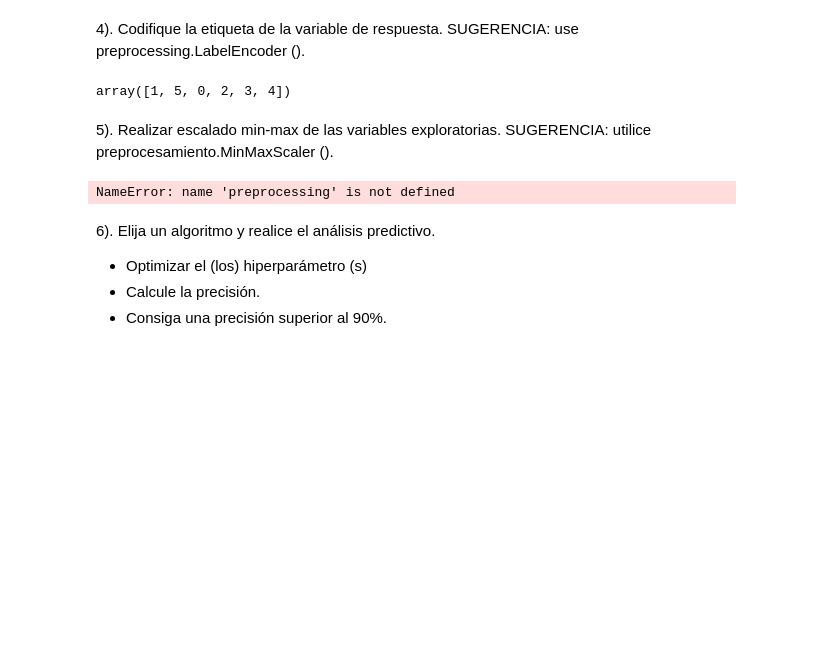
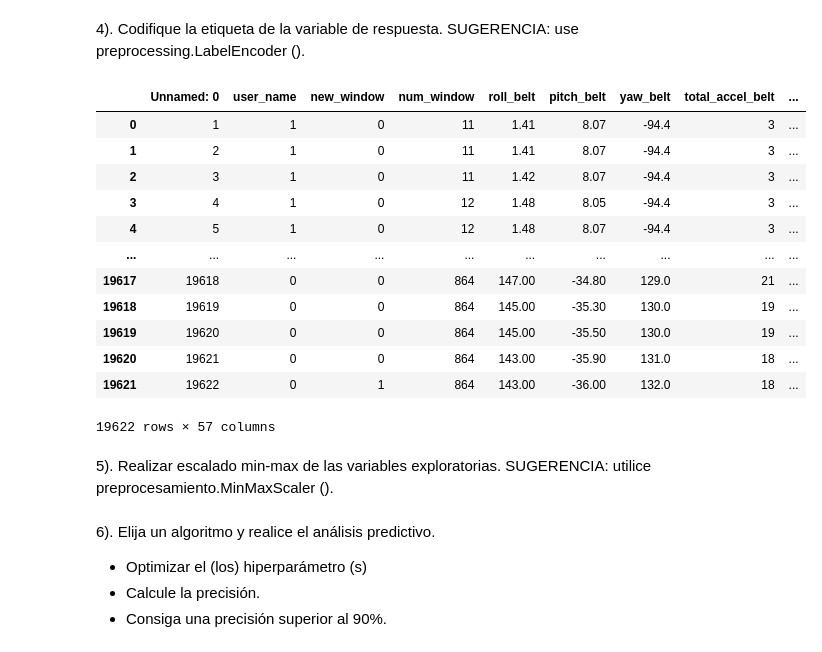
Before and after one commit to AndreaMendez09/Samsung-IA, a Jupyter notebook: 3.Ejercicios completados/2. Ejercicios obligatorios/Entregable 4 ML/problem_0502.ipynb, the cells around one changed output. Saved outputs shown, nothing was run; the diff lists cells and outputs as text; code cells hidden in the pictures; blank space fills up the shorter version.

```diff
--- a/3.Ejercicios completados/2. Ejercicios obligatorios/Entregable 4 ML/problem_0502.ipynb
+++ b/3.Ejercicios completados/2. Ejercicios obligatorios/Entregable 4 ML/problem_0502.ipynb
@@ -207,16 +207,28 @@ Comprobamos aquellas columnas que tengan menos de 10 valores distintos, son tres
 # %%
 le = preprocessing.LabelEncoder()
 df['user_name'] = le.fit_transform(df['user_name'])
-df['user_name'].unique()
+df['new_window'] = le.fit_transform(df['new_window'])
+df['classe'] = le.fit_transform(df['classe'])
-# %% [output]
-array([1, 5, 0, 2, 3, 4])
+# %%
+df
+# %% [output]
+|  | Unnamed: 0 | user_name | new_window | num_window | roll_belt | pitch_belt | yaw_belt | total_accel_belt | ... |
+| 0 | 1 | 1 | 0 | 11 | 1.41 | 8.07 | -94.4 | 3 | ... |
+| 1 | 2 | 1 | 0 | 11 | 1.41 | 8.07 | -94.4 | 3 | ... |
+| 2 | 3 | 1 | 0 | 11 | 1.42 | 8.07 | -94.4 | 3 | ... |
+| 3 | 4 | 1 | 0 | 12 | 1.48 | 8.05 | -94.4 | 3 | ... |
+| 4 | 5 | 1 | 0 | 12 | 1.48 | 8.07 | -94.4 | 3 | ... |
+| ... | ... | ... | ... | ... | ... | ... | ... | ... | ... |
+| 19617 | 19618 | 0 | 0 | 864 | 147.00 | -34.80 | 129.0 | 21 | ... |
+| 19618 | 19619 | 0 | 0 | 864 | 145.00 | -35.30 | 130.0 | 19 | ... |
+| 19619 | 19620 | 0 | 0 | 864 | 145.00 | -35.50 | 130.0 | 19 | ... |
+| 19620 | 19621 | 0 | 0 | 864 | 143.00 | -35.90 | 131.0 | 18 | ... |
+| 19621 | 19622 | 0 | 1 | 864 | 143.00 | -36.00 | 132.0 | 18 | ... |
+19622 rows × 57 columns
 # %% [markdown]
 5). Realizar escalado min-max de las variables exploratorias. SUGERENCIA: utilice preprocesamiento.MinMaxScaler ().
 # %%
-scaler = preprocessing.MinMaxScaler()
-scaler.fit_transform(df['user_name'])
+scaler = preprocessing.MinMaxScaler().fit_transform(df)
-# %% [output]
-NameError: name 'preprocessing' is not defined
 # %% [markdown]
 6). Elija un algoritmo y realice el análisis predictivo.
 - Optimizar el (los) hiperparámetro (s)
```
Also changed, not shown: 2 other files.
